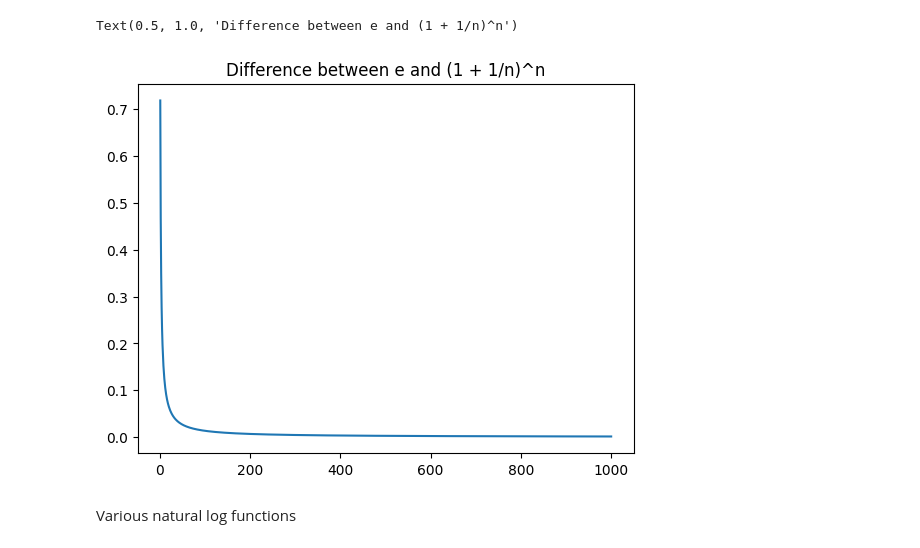
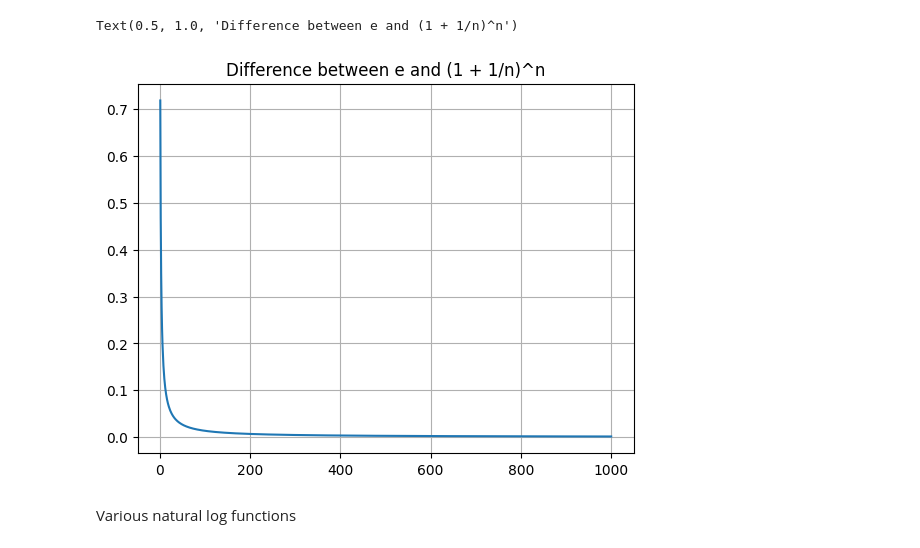
Before and after one commit to rickfitch/Calculus_Cohen, a Jupyter notebook: ln_estimates.ipynb, the cells around one changed output. Saved outputs shown, nothing was run; the diff lists cells and outputs as text; code cells hidden in the pictures.

```diff
--- a/ln_estimates.ipynb
+++ b/ln_estimates.ipynb
@@ -16,11 +25,12 @@ NameError: name 'np' is not defined
 # %%
 n = np.arange(1, 1001)
 eDiff = np.e -(1 + (1/n)) ** n
 plt.plot(n, eDiff)
+plt.grid()
 plt.title("Difference between e and (1 + 1/n)^n")
 # %% [output]
 Text(0.5, 1.0, 'Difference between e and (1 + 1/n)^n')
-[figure, old version]
+[figure, new version]
 # %% [markdown]
 Various natural log functions
 # %%
```
Also changed, not shown: parts of 3 cells of this notebook.
